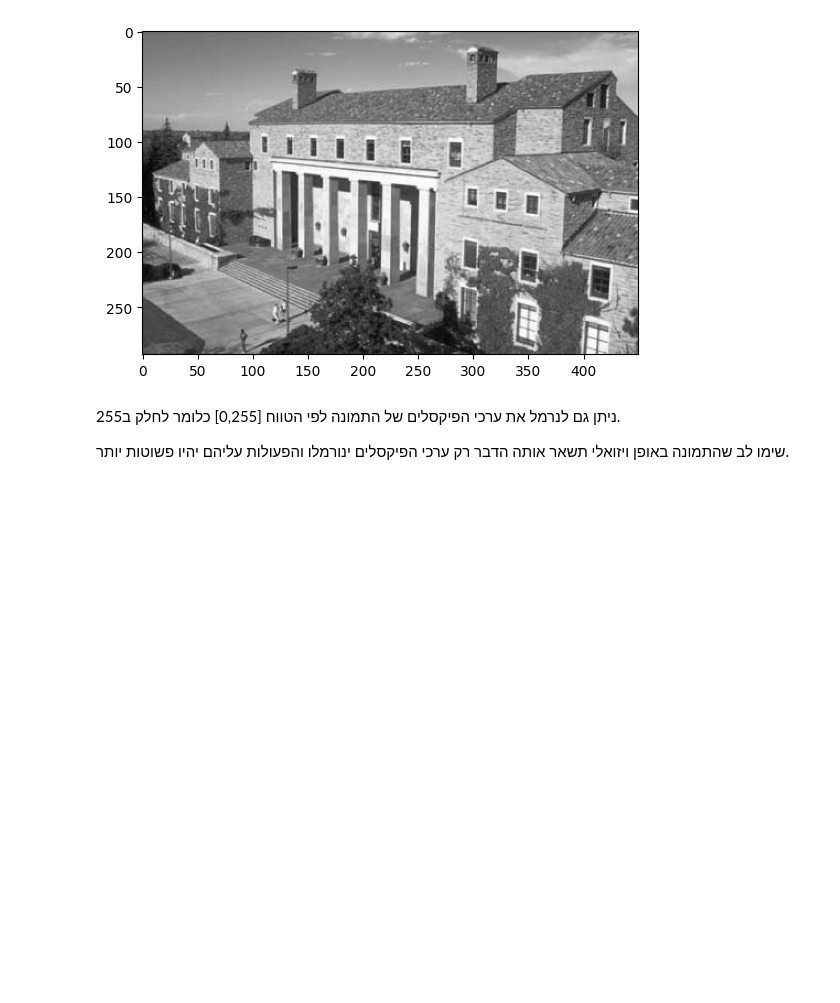
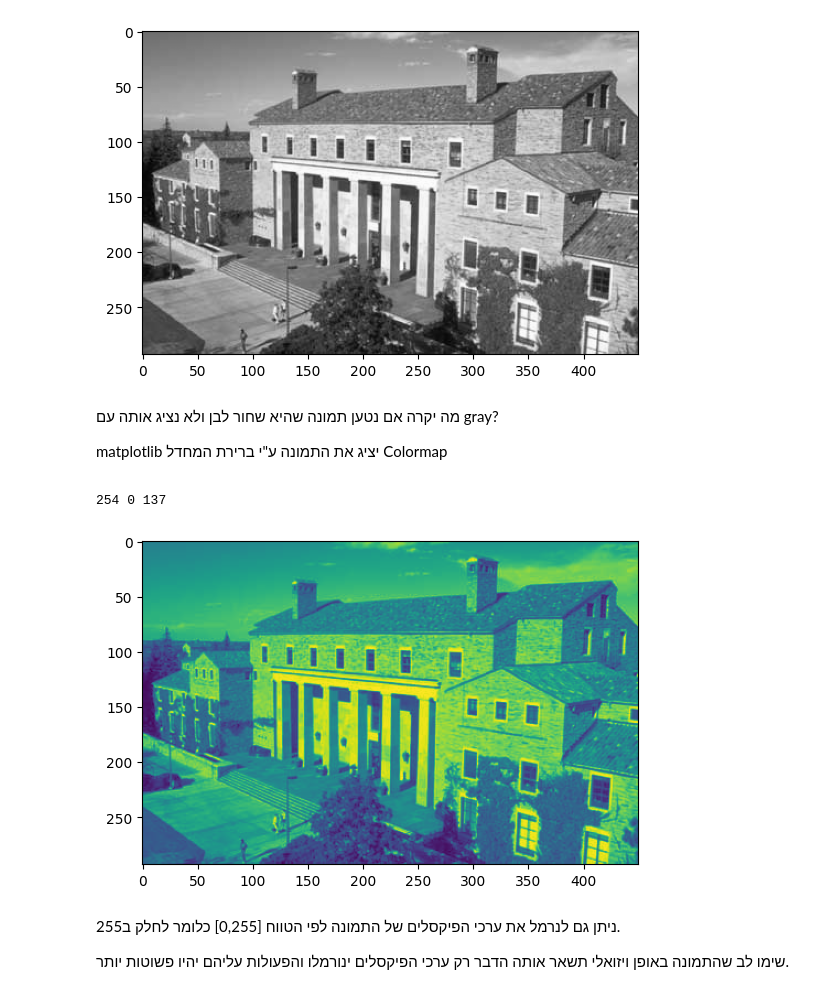
Before and after one commit to ArielaLevkov/ImageProcessing_TA, a Jupyter notebook: recitations/Recitation_02_Images.ipynb, the cells around one changed output. Cells and saved outputs as stored; diff of their text form; code cells hidden in the pictures; blank space fills up the shorter version.

```diff
--- a/recitations/Recitation_02_Images.ipynb
+++ b/recitations/Recitation_02_Images.ipynb
@@ -147,6 +144,20 @@ plt.imshow(img,  cmap='gray', vmin=0, vmax=255);
 # %% [output]
 254 0 137
 [figure]
+# %% [markdown]
+<div dir="rtl">
+
+מה יקרה אם נטען תמונה שהיא שחור לבן ולא נציג אותה עם gray?
+
+matplotlib יציג את התמונה ע"י ברירת המחדל Colormap
+
+<dir>
+# %%
+plt.imshow(img);
+print(img.max(),img.min(),int(img.mean()))
+# %% [output]
+254 0 137
+[figure, added]
 # %% [markdown]
 <div dir="rtl">
 
```
Also changed, not shown: parts of 17 cells of this notebook.
